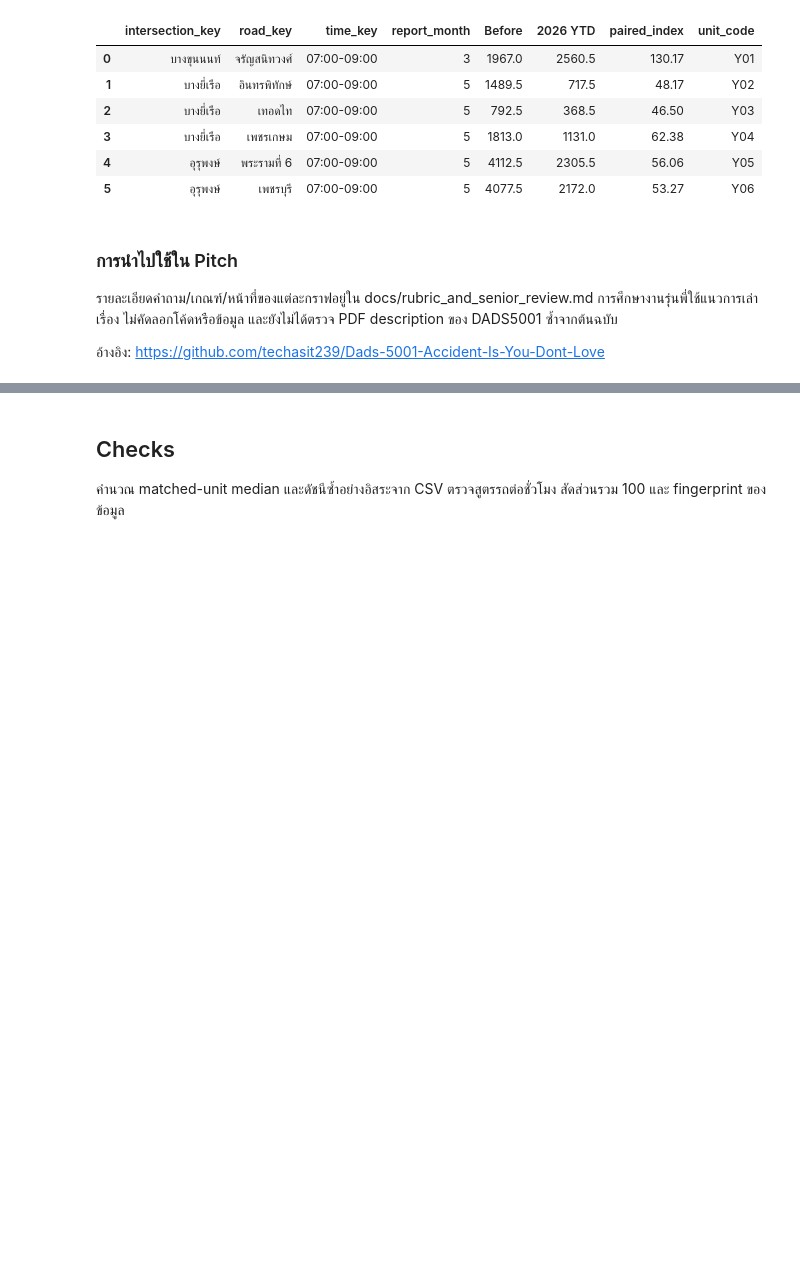
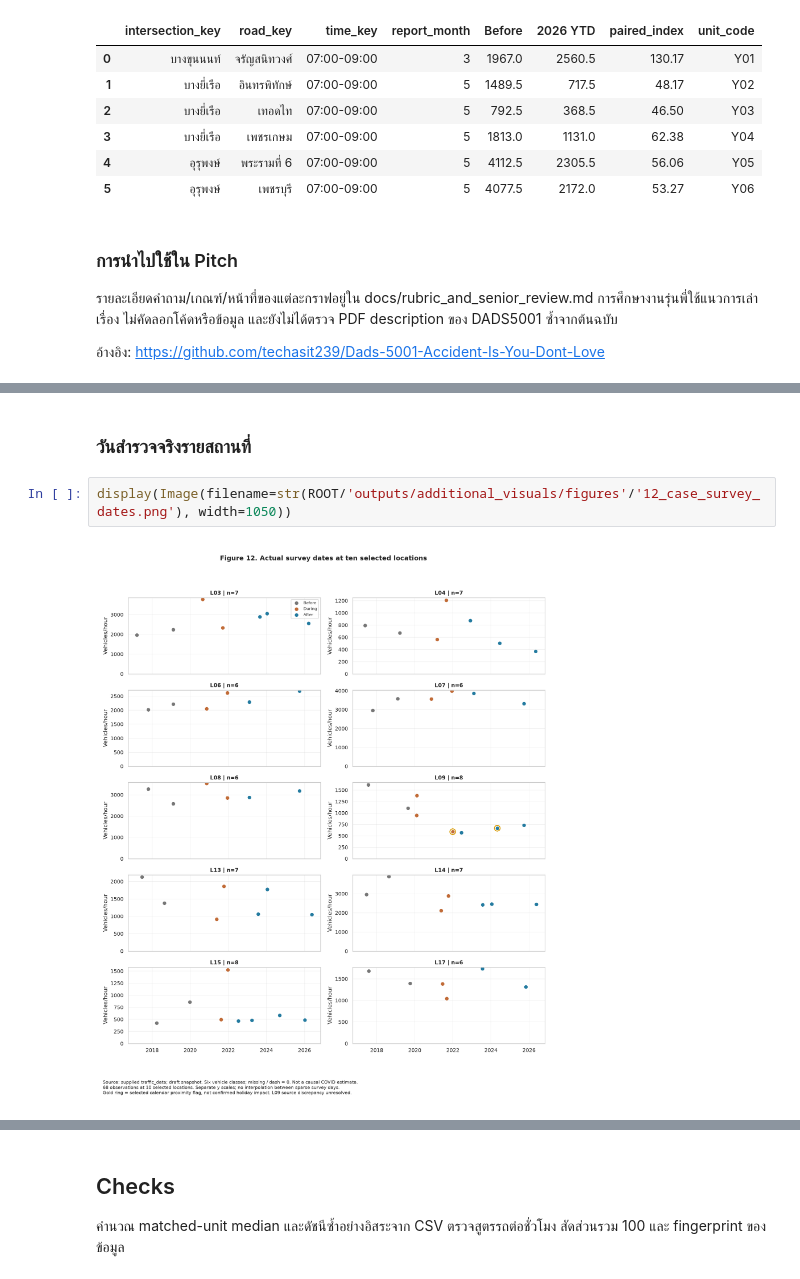
Before and after one commit to Aphatsara-Khangkhet/DADS5001-BKK-Flow, a Jupyter notebook: 02_eda_and_visualization.ipynb, the cells around one changed output, grey strips where cells are left out. Saved outputs shown, nothing was run; the diff lists cells and outputs as text; blank space fills up the shorter version.

```diff
--- a/02_eda_and_visualization.ipynb
+++ b/02_eda_and_visualization.ipynb
@@ -194,0 +242,6 @@ display(pd.read_csv(OUT/'year2026_matched_month_units.csv').round(2))
+# %% [markdown]
+### วันสำรวจจริงรายสถานที่
+# %%
+display(Image(filename=str(ROOT/'outputs/additional_visuals/figures'/'12_case_survey_dates.png'), width=1050))
+# %% [output]
+[figure, added]
```
Also changed, not shown: parts of 13 cells of this notebook, 1 other file.
